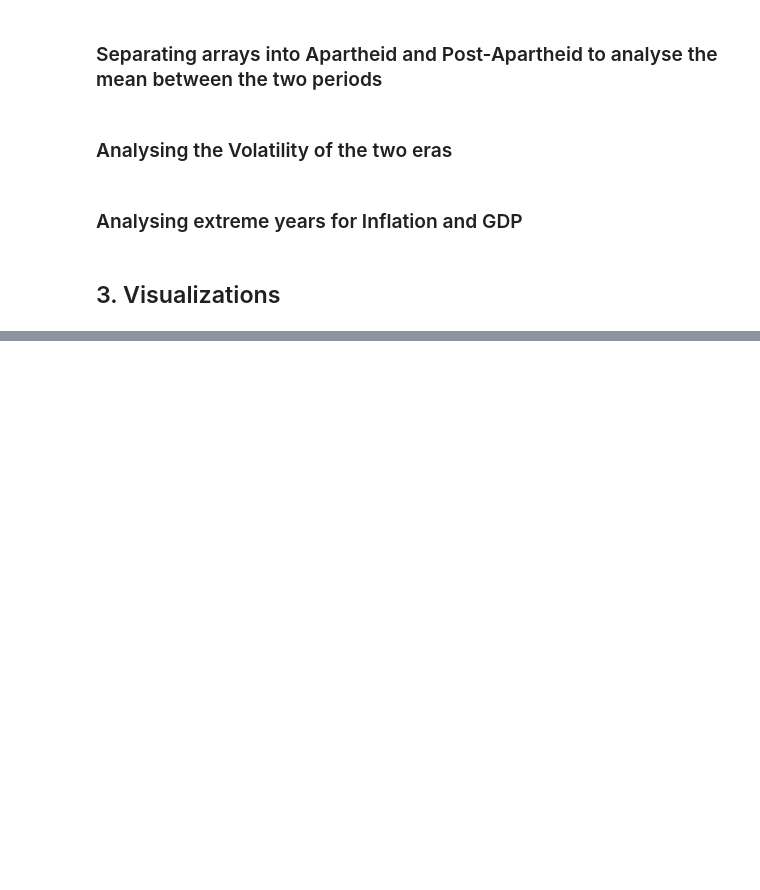
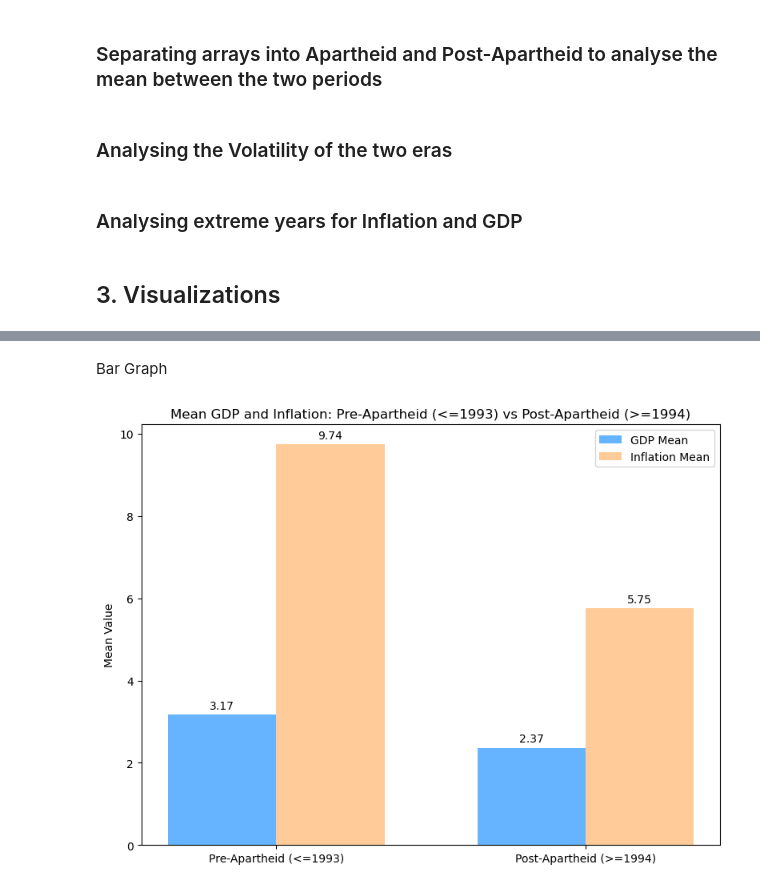
Before and after one commit to Tumelo-Jane/Data_analysis_and_visualisation_assignment, a Jupyter notebook: python_analytics/falang.ipynb, the cells around one changed output, grey strips where cells are left out. Saved outputs shown, nothing was run; the diff lists cells and outputs as text; code cells hidden in the pictures; blank space fills up the shorter version.

```diff
--- a/python_analytics/falang.ipynb
+++ b/python_analytics/falang.ipynb
@@ -303,0 +301,37 @@ plt.show()
+# %% [markdown]
+Bar Graph
+# %%
+import matplotlib.pyplot as plt
+import numpy as np
+
+# Years
+years_labels = ['Pre-Apartheid (<=1993)', 'Post-Apartheid (>=1994)']
+
+# Means for GDP and Inflation
+gdp_means = [mean_gdp_apartheid, mean_gdp_post]
+infl_means = [mean_infl_apartheid, mean_infl_post]
+
+x = np.arange(len(years_labels))
+width = 0.35
+
+fig, ax = plt.subplots(figsize=(8, 6))
+rects1 = ax.bar(x - width/2, gdp_means, width, label='GDP Mean', color='#66b3ff')
+rects2 = ax.bar(x + width/2, infl_means, width, label='Inflation Mean', color='#ffcc99')
+
+ax.set_ylabel('Mean Value')
+ax.set_title('Mean GDP and Inflation: Pre-Apartheid (<=1993) vs Post-Apartheid (>=1994)')
+ax.set_xticks(x)
+ax.set_xticklabels(years_labels)
+ax.legend()
+
+for rect in rects1 + rects2:
+    height = rect.get_height()
+    ax.annotate(f'{height:.2f}',
+                xy=(rect.get_x() + rect.get_width() / 2, height),
+                xytext=(0, 3),
+                textcoords="offset points",
+                ha='center', va='bottom')
+
+plt.tight_layout()
+# %% [output]
+[figure, added]
```
Also changed, not shown: parts of 23 cells of this notebook.
